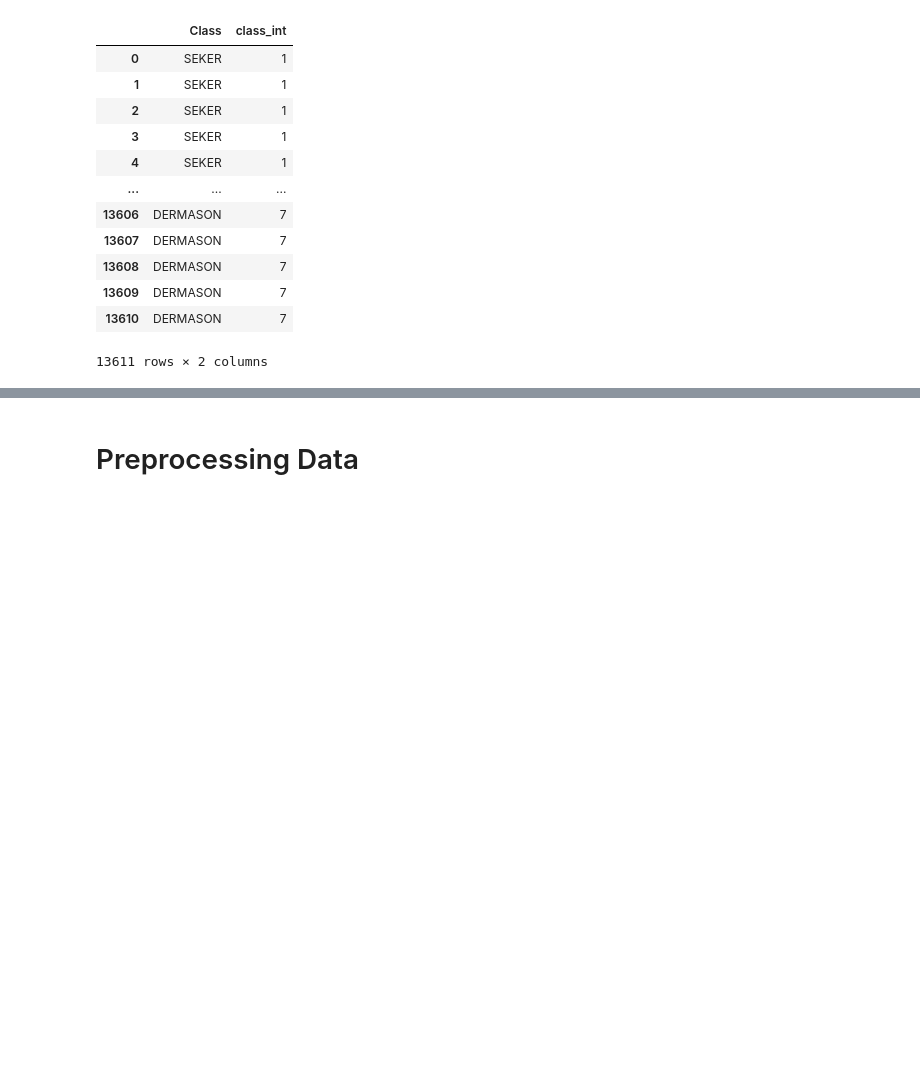
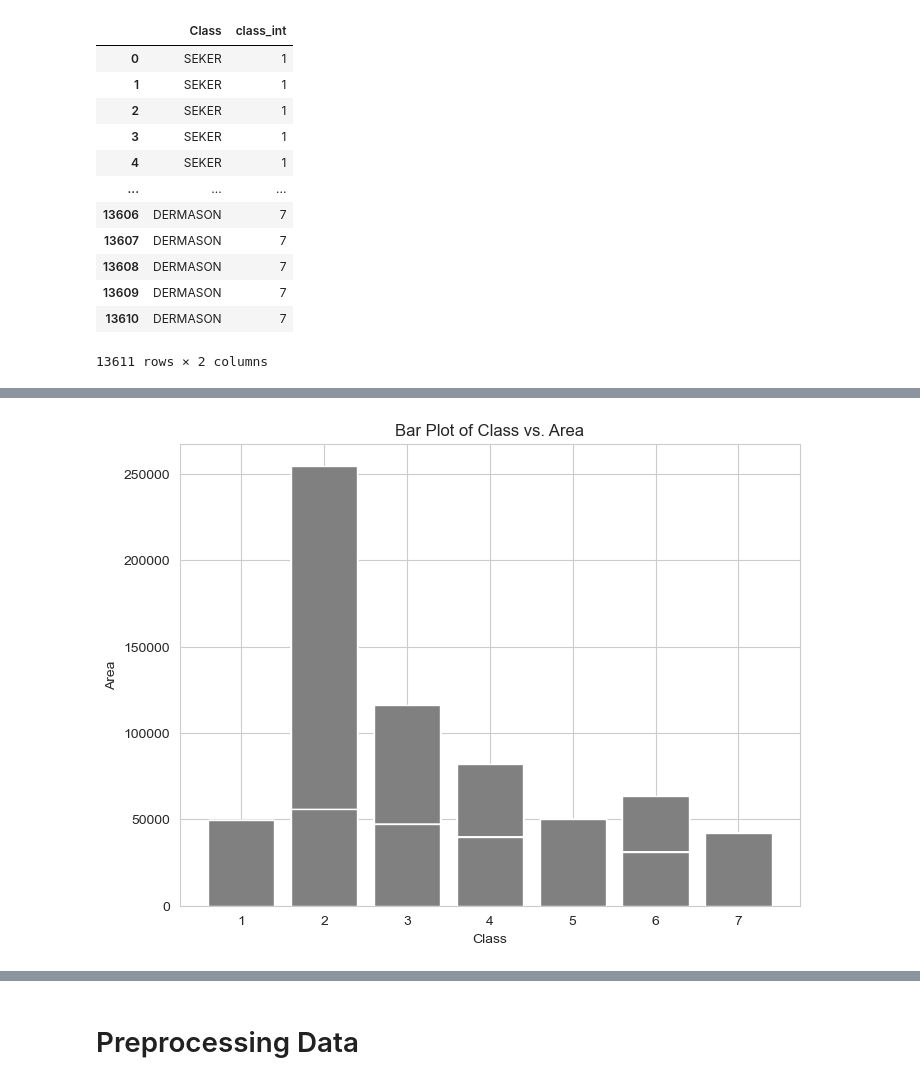
Before and after one commit to soheil-asgari/Dry-Bean-ML, a Jupyter notebook: main.ipynb, the cells around one changed output, grey strips where cells are left out. Cells and saved outputs as stored; diff of their text form; code cells hidden in the pictures; blank space fills up the shorter version.

```diff
--- a/main.ipynb
+++ b/main.ipynb
@@ -270,0 +296,10 @@ dataset_corr.corr()["class_int"].sort_values().reset_index()
+# %%
+plt.figure(figsize=(8, 6))
+plt.bar(dataset["class_int"], dataset["Area"], color="gray")
+plt.title("Bar Plot of Class vs. Area")
+plt.xlabel("Class")
+plt.ylabel("Area")
+plt.grid(True)
+plt.show()
+# %% [output]
+[figure, added]
```
Also changed, not shown: parts of 26 cells of this notebook.
